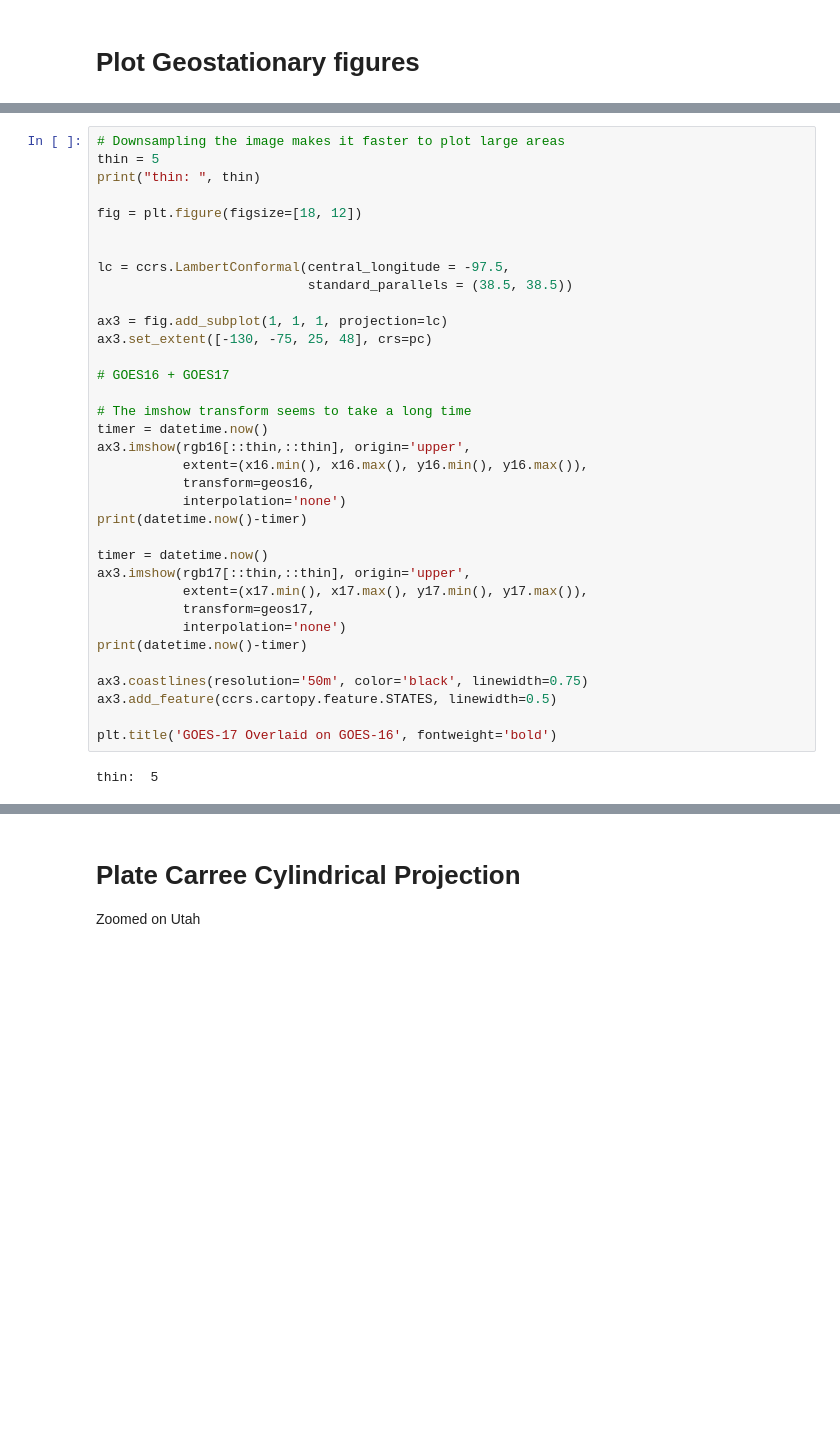
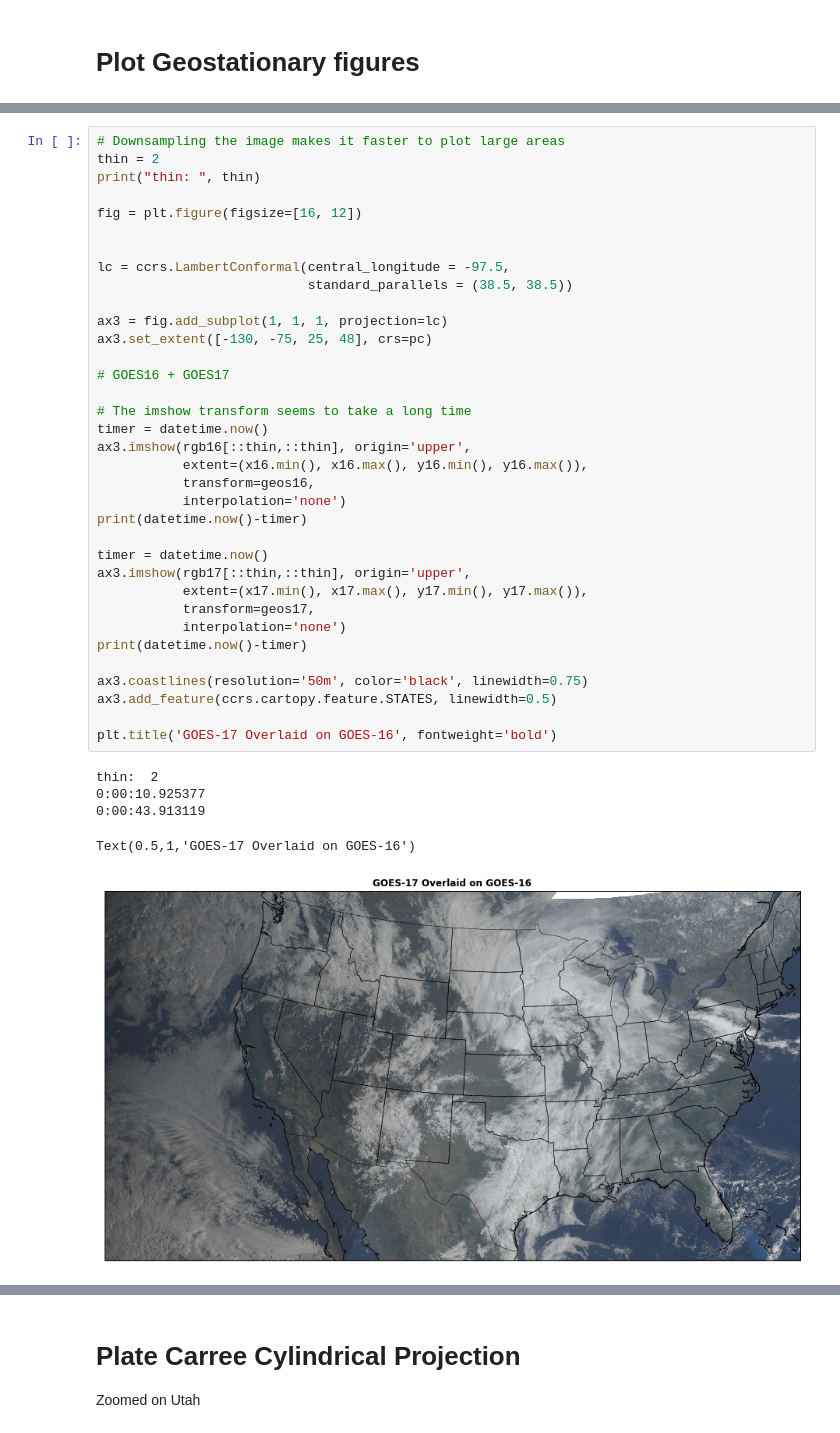
Before and after one commit to blaylockbk/pyBKB_v3, a Jupyter notebook: BB_GOES/Both_GOES16_and_GOES17.ipynb, the cells around one changed output, grey strips where cells are left out. Drawn from its saved outputs; the diff is of its cells as text; blank space fills up the shorter version.

```diff
--- a/BB_GOES/Both_GOES16_and_GOES17.ipynb
+++ b/BB_GOES/Both_GOES16_and_GOES17.ipynb
@@ -203,37 +236,41 @@ fig.subplots_adjust(hspace=.1)
 # %%
 # Downsampling the image makes it faster to plot large areas
-thin = 5
+thin = 2
 print("thin: ", thin)
 
-fig = plt.figure(figsize=[18, 12])
+fig = plt.figure(figsize=[16, 12])
 
 
 lc = ccrs.LambertConformal(central_longitude = -97.5,
                            standard_parallels = (38.5, 38.5))
 
 ax3 = fig.add_subplot(1, 1, 1, projection=lc)
 ax3.set_extent([-130, -75, 25, 48], crs=pc)
 
 # GOES16 + GOES17
 
 # The imshow transform seems to take a long time
 timer = datetime.now()
 ax3.imshow(rgb16[::thin,::thin], origin='upper',
            extent=(x16.min(), x16.max(), y16.min(), y16.max()),
            transform=geos16,
            interpolation='none')
 print(datetime.now()-timer)
 
 timer = datetime.now()
 ax3.imshow(rgb17[::thin,::thin], origin='upper',
            extent=(x17.min(), x17.max(), y17.min(), y17.max()),
            transform=geos17,
            interpolation='none')
 print(datetime.now()-timer)
 
 ax3.coastlines(resolution='50m', color='black', linewidth=0.75)
 ax3.add_feature(ccrs.cartopy.feature.STATES, linewidth=0.5)
 
 plt.title('GOES-17 Overlaid on GOES-16', fontweight='bold')
 # %% [output]
-thin:  5
+thin:  2
+0:00:10.925377
+0:00:43.913119
+Text(0.5,1,'GOES-17 Overlaid on GOES-16')
+[figure, added]
```
Also changed, not shown: parts of 10 cells of this notebook.
